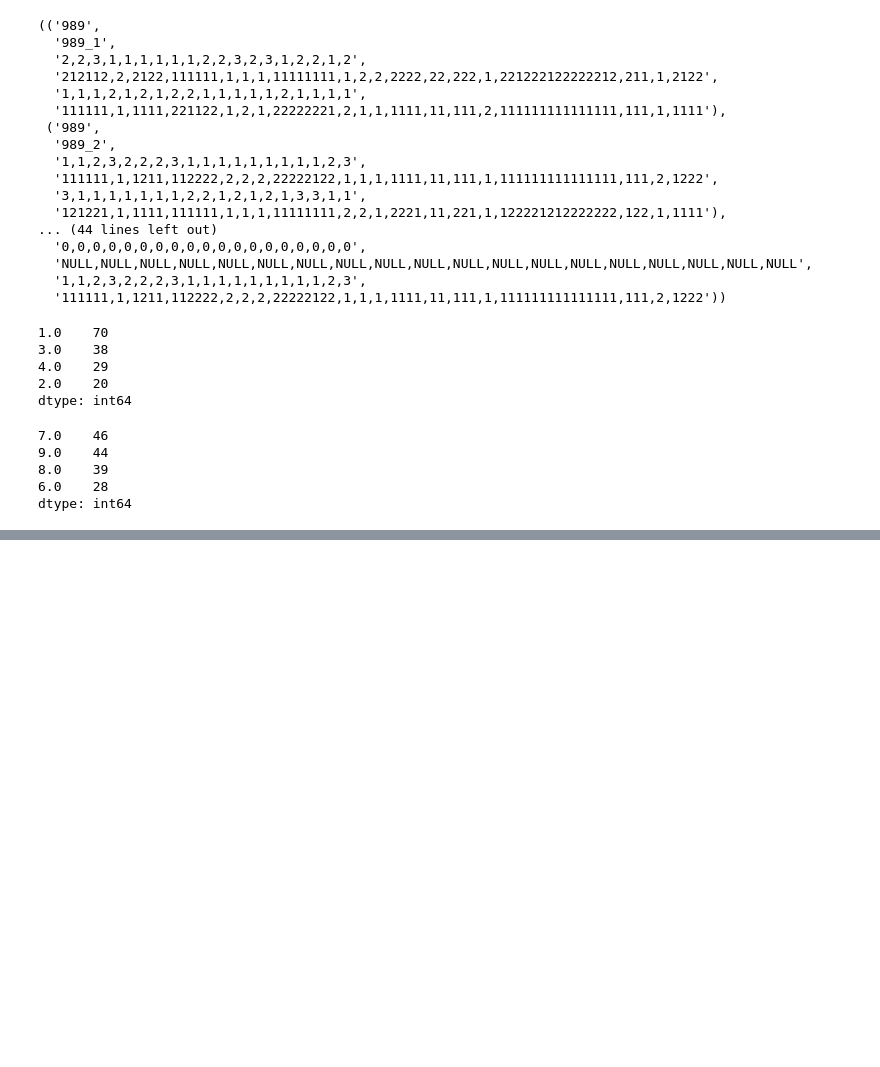
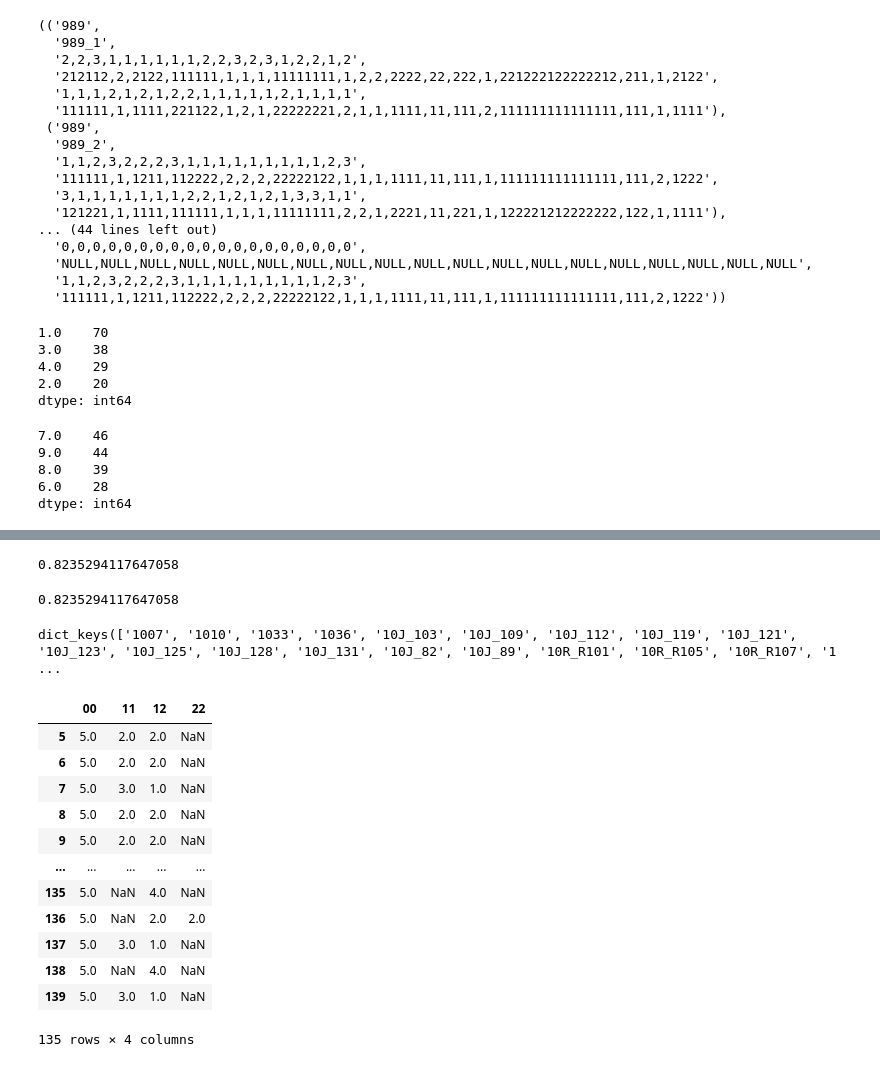
Before and after one commit to gaow/SEQLinkage, a Jupyter notebook: nbs/11_CHP_marker.ipynb, the cells around one changed output, grey strips where cells are left out. Cells and saved outputs as stored; diff of their text form; code cells hidden in the pictures; blank space fills up the shorter version.

```diff
--- a/nbs/11_CHP_marker.ipynb
+++ b/nbs/11_CHP_marker.ipynb
@@ -344,0 +461,5 @@ coder.GetHaplotypes()
+# %%
+for i in tmp:
+    if len(i)>1:
+        if len(i[0][2].split(','))==3:
+            print(i)
@@ -344,0 +510,32 @@ coder.GetHaplotypes()
+# %%
+sum(pd.Series(count)<=3)/len(count)
+# %% [output]
+0.8235294117647058
+# %%
+(221+35+24)/sum(pd.Series(count).value_counts())
+# %% [output]
+0.8235294117647058
+# %%
+geno.keys()
+# %% [output]
+dict_keys(['1007', '1010', '1033', '1036', '10J_103', '10J_109', '10J_112', '10J_119', '10J_121', '10J_123', '10J_125', '10J_128', '10J_131', '10J_82', '10J_89', '10R_R101', '10R_R105', '10R_R107', '1 ...
+# %%
+tmp0 = pd.DataFrame(geno['1007'])
+# %%
+tmp1=pd.DataFrame([tmp0.loc[:,i].value_counts() for i in range(5,tmp0.shape[1])])
+# %%
+tmp1
+# %% [output]
+|  | 00 | 11 | 12 | 22 |
+| 5 | 5.0 | 2.0 | 2.0 | NaN |
+| 6 | 5.0 | 2.0 | 2.0 | NaN |
+| 7 | 5.0 | 3.0 | 1.0 | NaN |
+| 8 | 5.0 | 2.0 | 2.0 | NaN |
+| 9 | 5.0 | 2.0 | 2.0 | NaN |
+| ... | ... | ... | ... | ... |
+| 135 | 5.0 | NaN | 4.0 | NaN |
+| 136 | 5.0 | NaN | 2.0 | 2.0 |
+| 137 | 5.0 | 3.0 | 1.0 | NaN |
+| 138 | 5.0 | NaN | 4.0 | NaN |
+| 139 | 5.0 | 3.0 | 1.0 | NaN |
+135 rows × 4 columns
```
Also changed, not shown: parts of 36 cells of this notebook, 13 other files.
